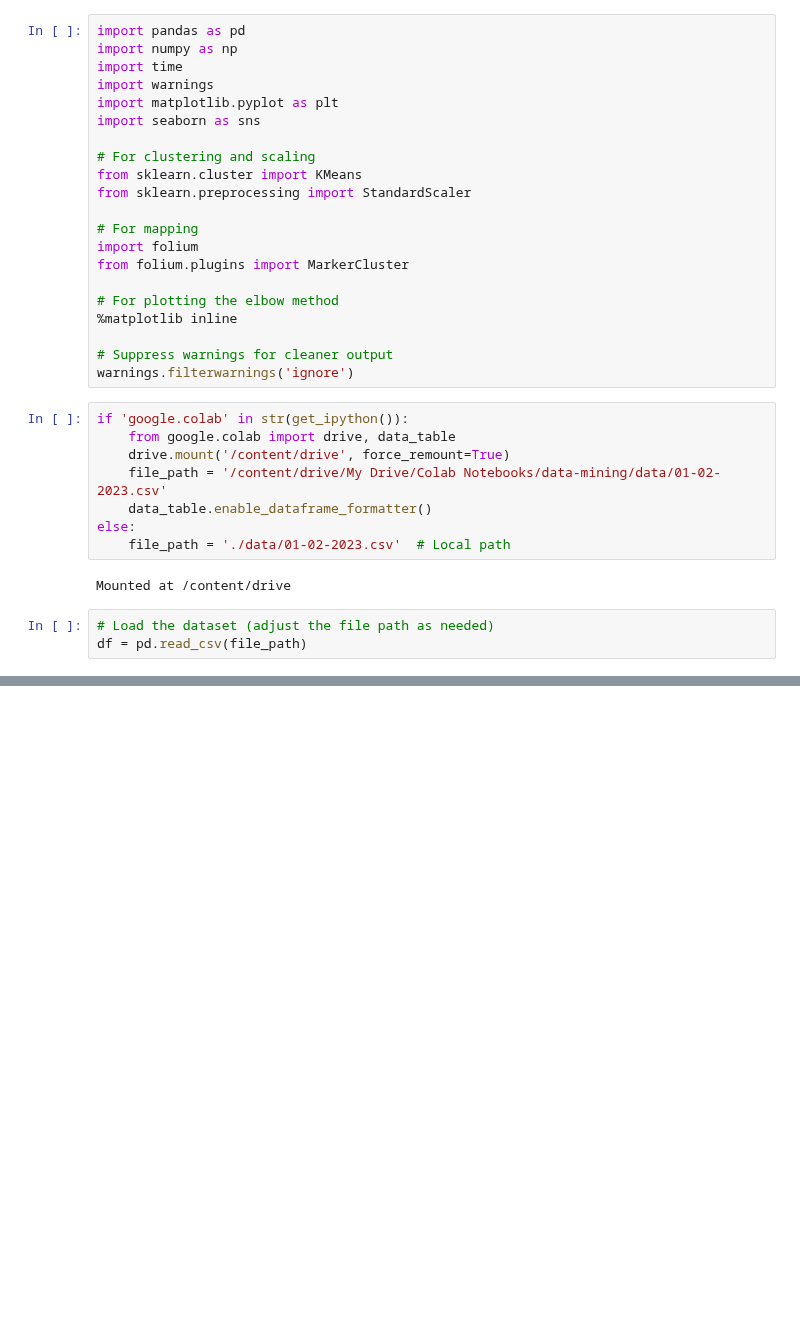
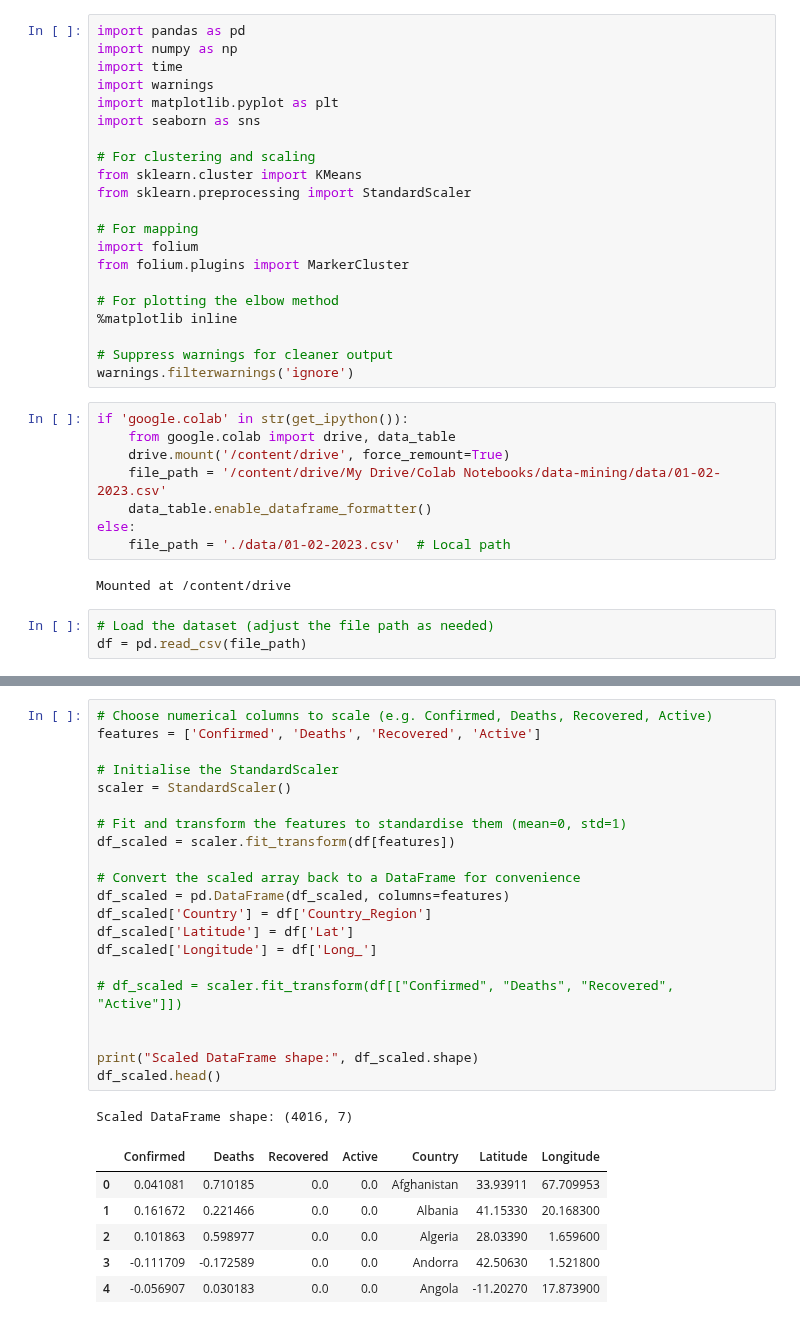
Before and after one commit to sbogde/pandamonium, a Jupyter notebook: dmi_04_covid_01.ipynb, the cells around one changed output, grey strips where cells are left out. Saved outputs shown, nothing was run; the diff lists cells and outputs as text; blank space fills up the shorter version.

```diff
--- a/dmi_04_covid_01.ipynb
+++ b/dmi_04_covid_01.ipynb
@@ -48,0 +73,29 @@ Dataset shape: (4016, 14)
+# %%
+# Choose numerical columns to scale (e.g. Confirmed, Deaths, Recovered, Active)
+features = ['Confirmed', 'Deaths', 'Recovered', 'Active']
+
+# Initialise the StandardScaler
+scaler = StandardScaler()
+
+# Fit and transform the features to standardise them (mean=0, std=1)
+df_scaled = scaler.fit_transform(df[features])
+
+# Convert the scaled array back to a DataFrame for convenience
+df_scaled = pd.DataFrame(df_scaled, columns=features)
+df_scaled['Country'] = df['Country_Region']
+df_scaled['Latitude'] = df['Lat']
+df_scaled['Longitude'] = df['Long_']
+
+# df_scaled = scaler.fit_transform(df[["Confirmed", "Deaths", "Recovered", "Active"]])
+
+
+print("Scaled DataFrame shape:", df_scaled.shape)
+df_scaled.head()
+# %% [output]
+Scaled DataFrame shape: (4016, 7)
+|  | Confirmed | Deaths | Recovered | Active | Country | Latitude | Longitude |
+| 0 | 0.041081 | 0.710185 | 0.0 | 0.0 | Afghanistan | 33.93911 | 67.709953 |
+| 1 | 0.161672 | 0.221466 | 0.0 | 0.0 | Albania | 41.15330 | 20.168300 |
+| 2 | 0.101863 | 0.598977 | 0.0 | 0.0 | Algeria | 28.03390 | 1.659600 |
+| 3 | -0.111709 | -0.172589 | 0.0 | 0.0 | Andorra | 42.50630 | 1.521800 |
+| 4 | -0.056907 | 0.030183 | 0.0 | 0.0 | Angola | -11.20270 | 17.873900 |
```
Also changed, not shown: parts of 1 cell of this notebook.
